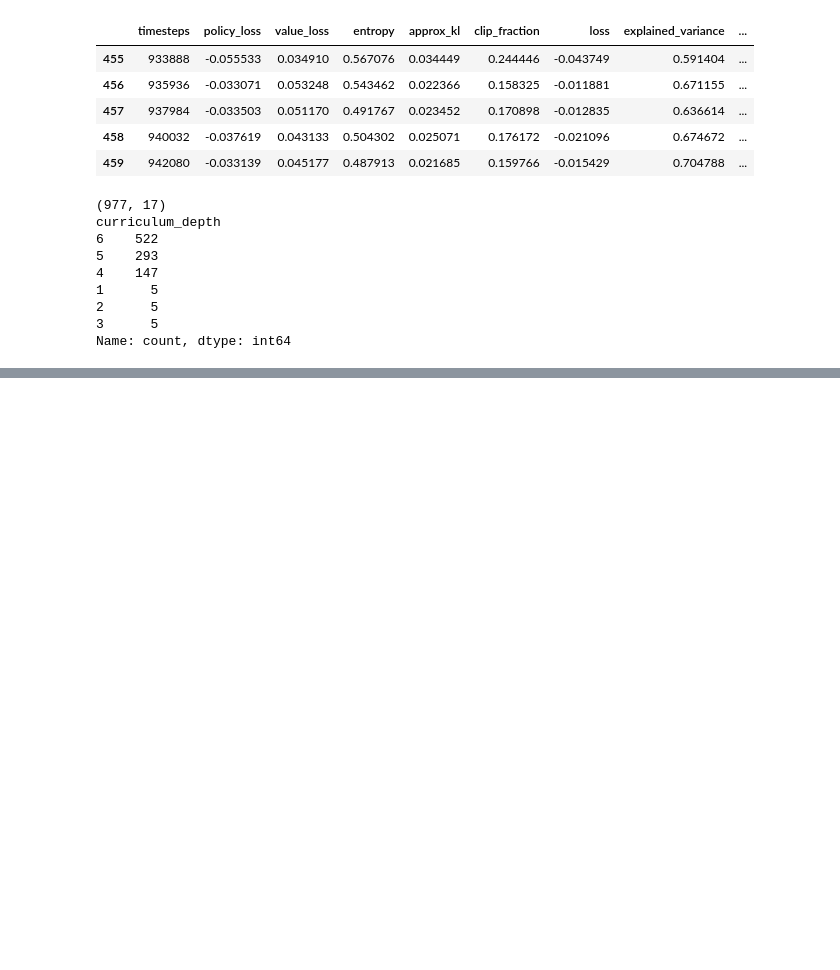
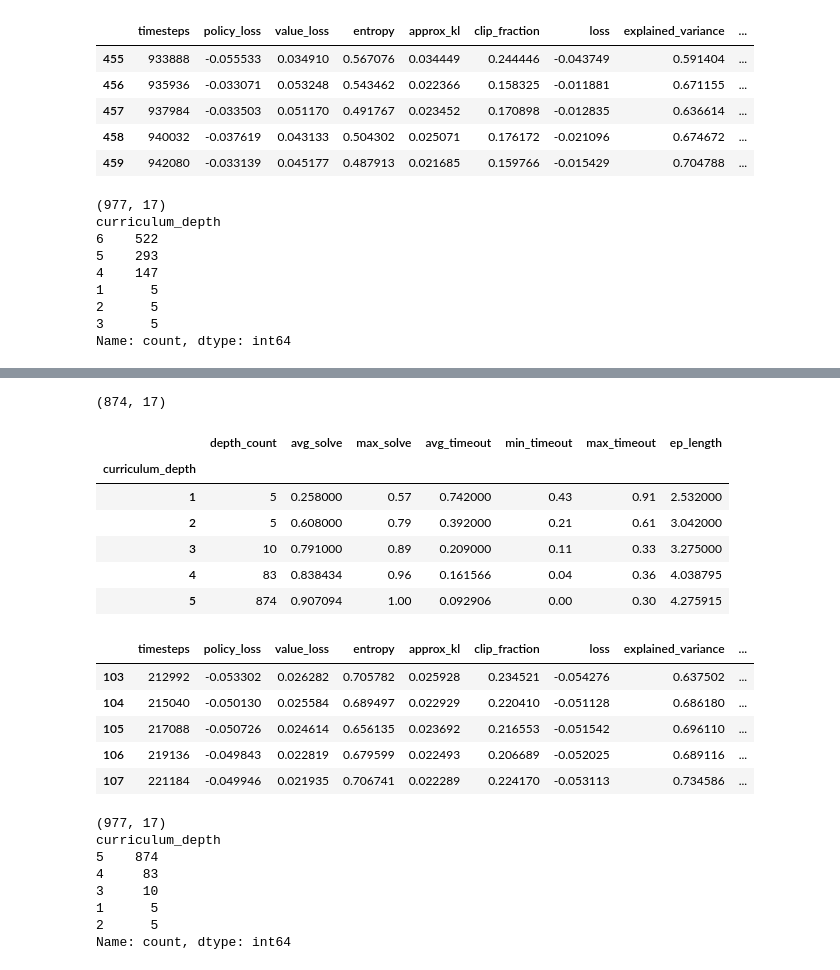
Before and after one commit to Ukandu20/rubix-cube, a Jupyter notebook: notebooks/main.ipynb, the cells around one changed output, grey strips where cells are left out. Cells and saved outputs as stored; diff of their text form; code cells hidden in the pictures; blank space fills up the shorter version.

```diff
--- a/notebooks/main.ipynb
+++ b/notebooks/main.ipynb
@@ -513,0 +616,50 @@ Name: count, dtype: int64
+# %%
+history = pd.read_csv("../models/artifacts/ppo/depth_1_5_onehot/v005/history.csv")
+
+history_5 = history[history['curriculum_depth'] == 5]
+
+print(history_5.shape)
+solve_rate = history.copy()
+
+depth_stats = solve_rate.groupby('curriculum_depth').agg(
+    depth_count=('curriculum_depth', 'count'),
+    avg_solve=('train_solve_rate', 'mean'),
+    max_solve=('train_solve_rate', 'max'),
+    avg_timeout=('timeout_rate', 'mean'),
+    min_timeout=('timeout_rate', 'min'),
+    max_timeout=('timeout_rate', 'max'),
+    ep_length=('mean_episode_length', 'mean'),
+
+)
+
+display(depth_stats)
+
+display(history_5.head())
+print(history.shape)
+print(history['curriculum_depth'].value_counts())
+
+fig1 = px.line(history_5, x='timesteps', y='train_solve_rate')
+fig1.show()
+# %% [output]
+(874, 17)
+|  | depth_count | avg_solve | max_solve | avg_timeout | min_timeout | max_timeout | ep_length |
+| curriculum_depth |  |  |  |  |  |  |  |
+| 1 | 5 | 0.258000 | 0.57 | 0.742000 | 0.43 | 0.91 | 2.532000 |
+| 2 | 5 | 0.608000 | 0.79 | 0.392000 | 0.21 | 0.61 | 3.042000 |
+| 3 | 10 | 0.791000 | 0.89 | 0.209000 | 0.11 | 0.33 | 3.275000 |
+| 4 | 83 | 0.838434 | 0.96 | 0.161566 | 0.04 | 0.36 | 4.038795 |
+| 5 | 874 | 0.907094 | 1.00 | 0.092906 | 0.00 | 0.30 | 4.275915 |
+|  | timesteps | policy_loss | value_loss | entropy | approx_kl | clip_fraction | loss | explained_variance | ... |
+| 103 | 212992 | -0.053302 | 0.026282 | 0.705782 | 0.025928 | 0.234521 | -0.054276 | 0.637502 | ... |
+| 104 | 215040 | -0.050130 | 0.025584 | 0.689497 | 0.022929 | 0.220410 | -0.051128 | 0.686180 | ... |
+| 105 | 217088 | -0.050726 | 0.024614 | 0.656135 | 0.023692 | 0.216553 | -0.051542 | 0.696110 | ... |
+| 106 | 219136 | -0.049843 | 0.022819 | 0.679599 | 0.022493 | 0.206689 | -0.052025 | 0.689116 | ... |
+| 107 | 221184 | -0.049946 | 0.021935 | 0.706741 | 0.022289 | 0.224170 | -0.053113 | 0.734586 | ... |
+(977, 17)
+curriculum_depth
+5    874
+4     83
+3     10
+1      5
+2      5
+Name: count, dtype: int64
```
Also changed, not shown: parts of 4 cells of this notebook, 4 other files.
